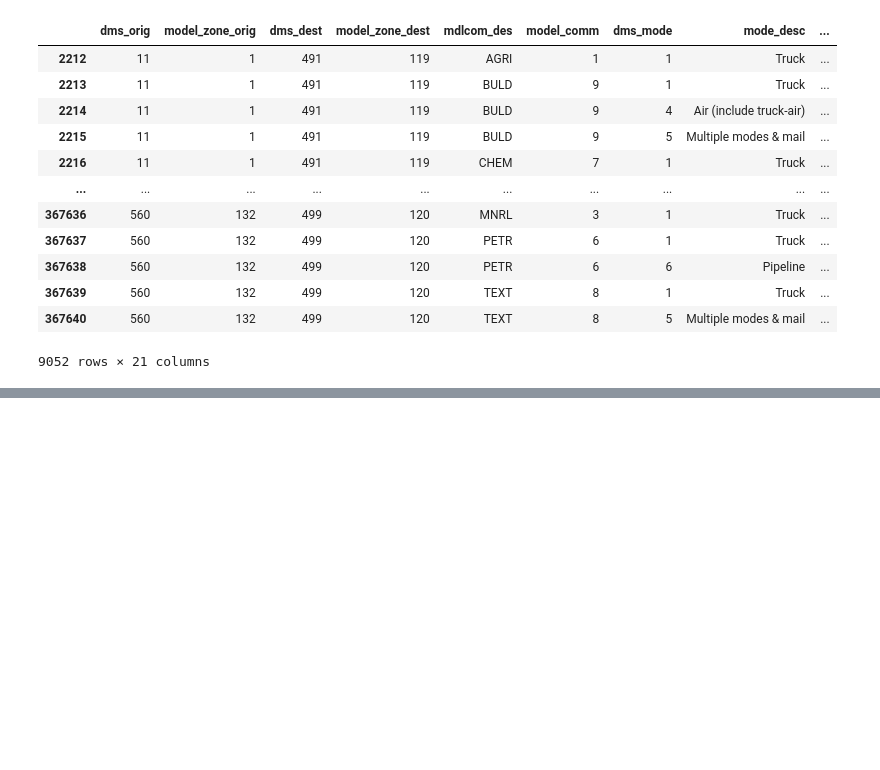
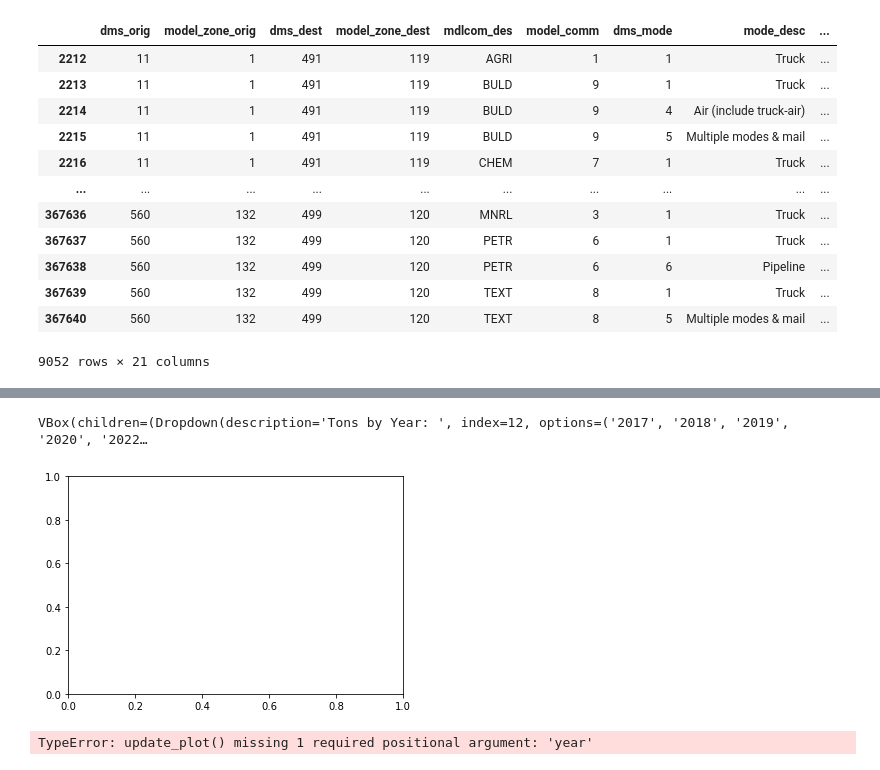
Before and after one commit to aspetersen/FAF-Analysis, a Jupyter notebook: FAF_Analysis.ipynb, the cells around one changed output, grey strips where cells are left out. Drawn from its saved outputs; the diff is of its cells as text; code cells hidden in the pictures; blank space fills up the shorter version.

```diff
--- a/FAF_Analysis.ipynb
+++ b/FAF_Analysis.ipynb
@@ -445,7 +434,7 @@ def update_plot(commodity, mode):
 
     if commodity != 'All':
 
-        filtered_FAF = filtered_FAF[filtered_FAF['mdlcom_des'] == commodity]
+        filtered_FAF = filtered_FAF[filtered_FAF['C'] == commodity]
 
     if mode != 'All':
         filtered_FAF = filtered_FAF[filtered_FAF['mode_desc'] == mode]
@@ -558,0 +515,4 @@ display(interactive_plot)
+# %%
+# Sample list of strings
+directionList = dfFAFAggUtah['Direction'].unique().tolist()
+directionList
@@ -558,0 +521,3 @@ display(interactive_plot)
+# %%
+tonYears = [item.replace('tons_', '') for item in tons]
+tonYears
@@ -558,0 +537,48 @@ display(interactive_plot)
+# %%
+
+# Create dropdown widgets for filtering
+direction_dropdown = widgets.Dropdown(options=directionList +['All'], value='All', description='Direction: ')
+year_dropdown = widgets.Dropdown(options=tonYears +['All'], value='All', description='Tons by Year: ')
+
+
+faffig, ax = plt.subplots()
+
+# Create a function to update the plot based on dropdown selections
+def update_plot(direction, year):
+    filtered_FAF = dfFAFAggUtah.copy()
+
+
+
+    ax.clear()  # Clear the previous plot
+
+    selected_metric = year_dropdown.value
+    selected_direction = direction_dropdown.value
+
+   # Filter the DataFrame based on the selected year
+    filtered_df = df[df['Year'] == selected_year]
+
+    # Plot the selected metric for the filtered DataFrame
+    ax.plot(filtered_df['Direction'], filtered_df[selected_metric], 'ro')
+
+    ax.set_xlabel('Direction')
+    ax.set_ylabel(selected_metric)
+    ax.set_title(f'{selected_metric} for Year {selected_year}')
+
+    faffig.canvas.draw()
+
+
+
+# Register the update_plot function to be called when the metric widget value changes
+year_dropdown.observe(update_plot, names='value')
+
+# Register the update_plot function to be called when the direction widget value changes
+direction_dropdown.observe(update_plot, names='value')
+
+# Display the widgets and the initial plot
+widgets.VBox([year_dropdown, direction_dropdown])
+display(widgets.VBox([year_dropdown, direction_dropdown]))
+plt.show()
+# %% [output]
+VBox(children=(Dropdown(description='Tons by Year: ', index=12, options=('2017', '2018', '2019', '2020', '2022…
+[figure, added]
+TypeError: update_plot() missing 1 required positional argument: 'year'
```
Also changed, not shown: parts of 9 cells of this notebook.
